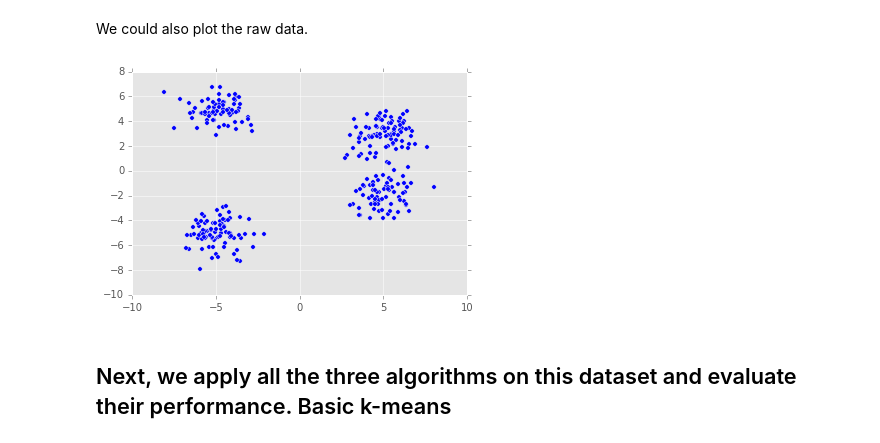
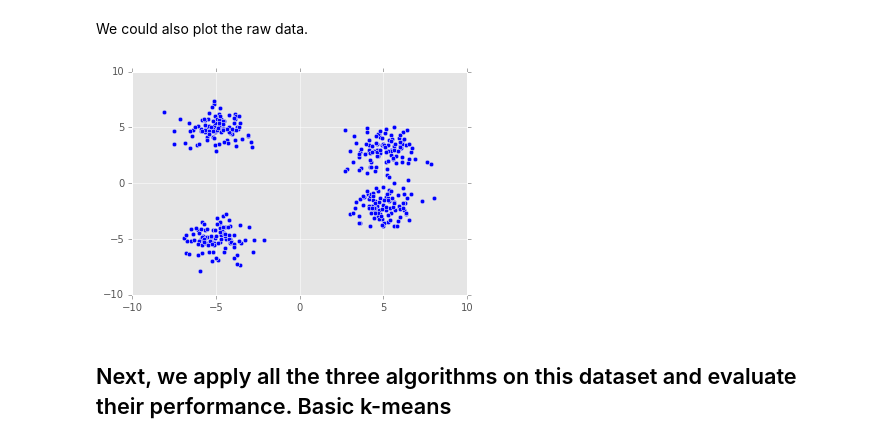
Before and after one commit to Bai-Li/Sta663-Project, a Jupyter notebook: Implementation for the algorithms-BaiLi.ipynb, the cells around one changed output. Saved outputs shown, nothing was run; the diff lists cells and outputs as text; code cells hidden in the pictures.

```diff
--- a/Implementation for the algorithms-BaiLi.ipynb
+++ b/Implementation for the algorithms-BaiLi.ipynb
@@ -343,9 +341,9 @@ initial_centroid2 = np.array([X2[1],X2[1],X2[1],X2[1]])
 We could also plot the raw data.
 # %%
 for i in range (3):
-    plt.scatter(X2[index == i][:,0], X2[index == i, :][:,1])
+    plt.scatter(X2[:,0], X2[:,1])
 # %% [output]
-[figure, old version]
+[figure, new version]
 # %% [markdown]
 Next, we apply all the three algorithms on this dataset and evaluate their performance.
 Basic k-means
```
Also changed, not shown: parts of 5 cells of this notebook.
